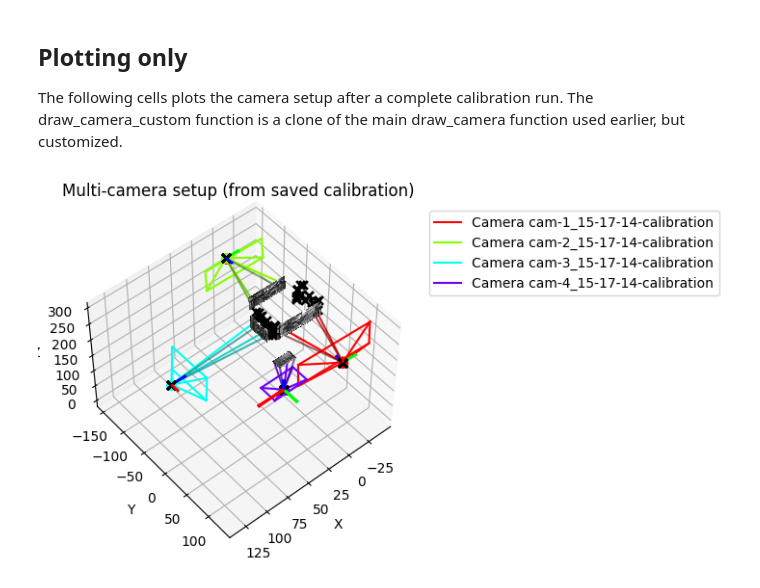
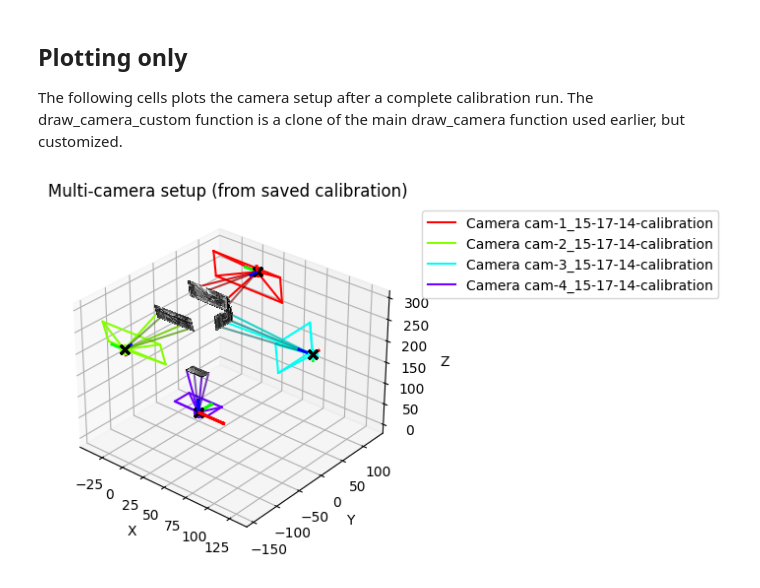
Before and after one commit to AllbaerEisstein/DeepShapeKit-v2, a Jupyter notebook: calibration/calibration.ipynb, the cells around one changed output. Cells and saved outputs as stored; diff of their text form; code cells hidden in the pictures.

```diff
--- a/calibration/calibration.ipynb
+++ b/calibration/calibration.ipynb
@@ -2260,32 +2259,32 @@ for i, camera in enumerate(camera_names):
         for idx_u, p in camera_rays_sorted:
             ax.text(p[0], p[1], p[2], str(idx_u), color=color, fontsize=8)
 
 # Plot intersections of rays (if nearly intersecting)
 for i in range(len(rays)):
     p1, d1 = rays[i]
     d1 = d1 / np.linalg.norm(d1) if np.linalg.norm(d1) != 0 else d1
     for j in range(i + 1, len(rays)):
         p2, d2 = rays[j]
         d2 = d2 / np.linalg.norm(d2) if np.linalg.norm(d2) != 0 else d2
         # Solve for closest points on two lines
         A = np.column_stack((d1, -d2))
         b = p2 - p1
         # Least-squares in case of skew/parallel lines
         t, s = np.linalg.lstsq(A, b, rcond=None)[0]
         q1 = p1 + d1 * t
         q2 = p2 + d2 * s
         if np.linalg.norm(q1 - q2) <= ray_intersection_tol:
             q = (q1 + q2) * 0.5
             ax.scatter([q[0]], [q[1]], [q[2]], marker='x', color='k', s=40, linewidths=2)
 ax.set_xlabel('X')
 ax.set_ylabel('Y')
 ax.set_zlabel('Z')
 ax.set_title('Multi-camera setup (from saved calibration)')
 ax.legend(loc='upper left', bbox_to_anchor=(1.05, 1))
-ax.view_init(elev=50, azim=50)
+ax.view_init(elev=30, azim=-50)
 ax.grid(True)
 plt.tight_layout()
 plt.savefig(Path(outdir) / 'multi_camera_setup_extensive.png', dpi=400)
 plt.show()
 # %% [output]
-[figure, old version]
+[figure, new version]
```
Also changed, not shown: parts of 1 cell of this notebook, 1 other file.
